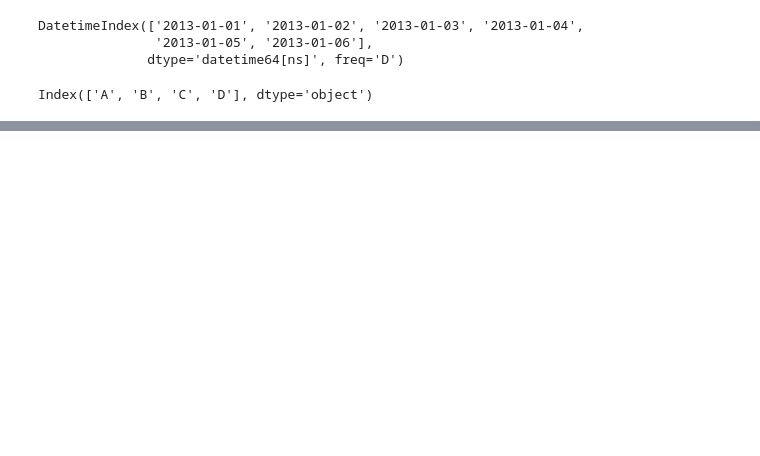
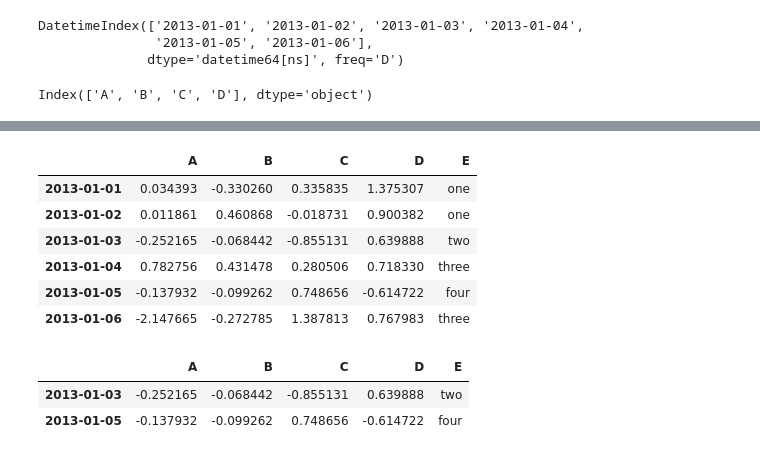
Before and after one commit to darkvenia/Try, a Jupyter notebook: 10 Minutes to pandas.ipynb, the cells around one changed output, grey strips where cells are left out. Saved outputs shown, nothing was run; the diff lists cells and outputs as text; code cells hidden in the pictures; blank space fills up the shorter version.

```diff
--- a/10 Minutes to pandas.ipynb
+++ b/10 Minutes to pandas.ipynb
@@ -174,0 +277,19 @@ df['20130102':'20130104']
+# %%
+# The isin() method for filtering
+df2 = df.copy()
+df2['E'] = ['one', 'one','two','three','four','three']
+df2
+# %% [output]
+|  | A | B | C | D | E |
+| 2013-01-01 | 0.034393 | -0.330260 | 0.335835 | 1.375307 | one |
+| 2013-01-02 | 0.011861 | 0.460868 | -0.018731 | 0.900382 | one |
+| 2013-01-03 | -0.252165 | -0.068442 | -0.855131 | 0.639888 | two |
+| 2013-01-04 | 0.782756 | 0.431478 | 0.280506 | 0.718330 | three |
+| 2013-01-05 | -0.137932 | -0.099262 | 0.748656 | -0.614722 | four |
+| 2013-01-06 | -2.147665 | -0.272785 | 1.387813 | 0.767983 | three |
+# %%
+df2[df2['E'].isin(['two','four'])]
+# %% [output]
+|  | A | B | C | D | E |
+| 2013-01-03 | -0.252165 | -0.068442 | -0.855131 | 0.639888 | two |
+| 2013-01-05 | -0.137932 | -0.099262 | 0.748656 | -0.614722 | four |
```
Also changed, not shown: parts of 35 cells of this notebook.
